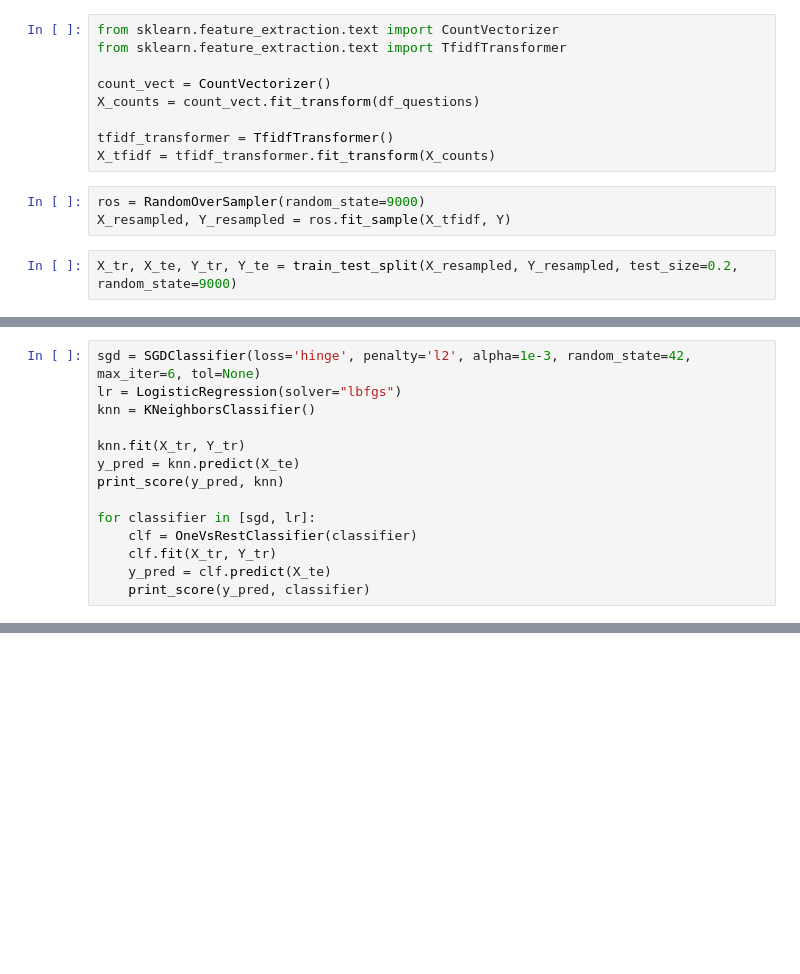
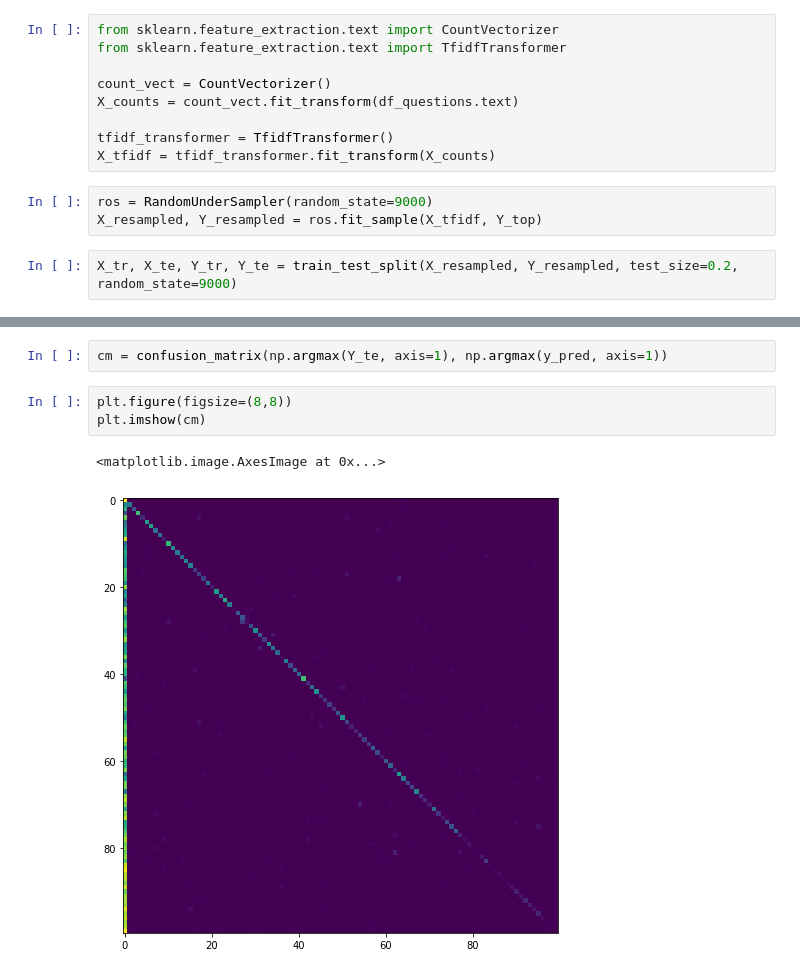
Before and after one commit to tonca/doc2vec_multiclass-classification, a Jupyter notebook: embeddings_comparison.ipynb, the cells around one changed output, grey strips where cells are left out. Cells and saved outputs as stored; diff of their text form; blank space fills up the shorter version.

```diff
--- a/embeddings_comparison.ipynb
+++ b/embeddings_comparison.ipynb
@@ -160,12 +211,12 @@ from sklearn.feature_extraction.text import CountVectorizer
 from sklearn.feature_extraction.text import TfidfTransformer
 
 count_vect = CountVectorizer()
-X_counts = count_vect.fit_transform(df_questions)
+X_counts = count_vect.fit_transform(df_questions.text)
 
 tfidf_transformer = TfidfTransformer()
 X_tfidf = tfidf_transformer.fit_transform(X_counts)
 # %%
-ros = RandomOverSampler(random_state=9000)
-X_resampled, Y_resampled = ros.fit_sample(X_tfidf, Y)
+ros = RandomUnderSampler(random_state=9000)
+X_resampled, Y_resampled = ros.fit_sample(X_tfidf, Y_top)
 # %%
 X_tr, X_te, Y_tr, Y_te = train_test_split(X_resampled, Y_resampled, test_size=0.2, random_state=9000)
@@ -179,14 +241,0 @@ g2.set_title("class distribution in training set after resampling")
-# %%
-sgd = SGDClassifier(loss='hinge', penalty='l2', alpha=1e-3, random_state=42, max_iter=6, tol=None)
-lr = LogisticRegression(solver="lbfgs")
-knn = KNeighborsClassifier()
-
-knn.fit(X_tr, Y_tr)
-y_pred = knn.predict(X_te)
-print_score(y_pred, knn)
-
-for classifier in [sgd, lr]:
-    clf = OneVsRestClassifier(classifier)
-    clf.fit(X_tr, Y_tr)
-    y_pred = clf.predict(X_te)
-    print_score(y_pred, classifier)
@@ -192,0 +324,8 @@ for classifier in [sgd, lr]:
+# %%
+cm = confusion_matrix(np.argmax(Y_te, axis=1), np.argmax(y_pred, axis=1))
+# %%
+plt.figure(figsize=(8,8))
+plt.imshow(cm)
+# %% [output]
+<matplotlib.image.AxesImage at 0x...>
+[figure, added]
```
Also changed, not shown: parts of 22 cells of this notebook, 3 other files.
